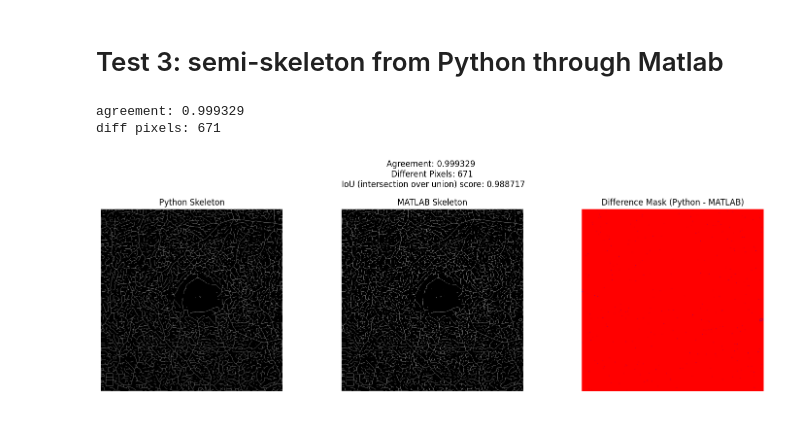
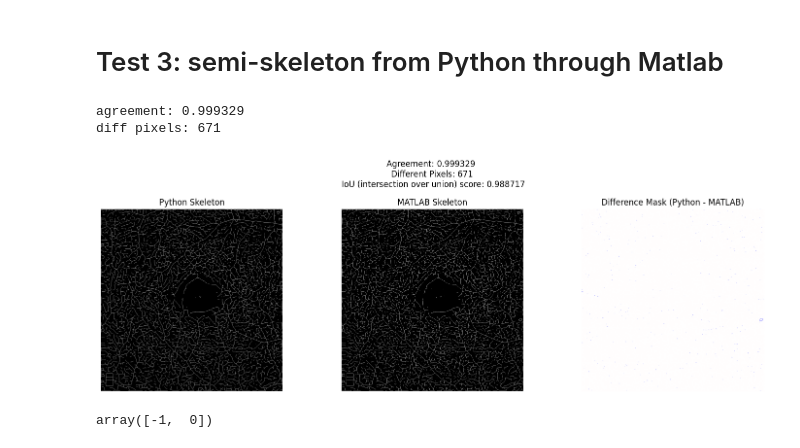
Before and after one commit to Open-Research-Tools-for-Ophthalmology/octava, a Jupyter notebook: code/Skeletonization/testing_binarized_img_skel.ipynb, the cells around one changed output. Cells and saved outputs as stored; diff of their text form; code cells hidden in the pictures.

```diff
--- a/code/Skeletonization/testing_binarized_img_skel.ipynb
+++ b/code/Skeletonization/testing_binarized_img_skel.ipynb
@@ -73,3 +73,7 @@ Time in cleaning loop: 226.48111176490784
+# %%
+# load matlab skeleton
+mat_skel = sio.loadmat('/Users/mutrera/Documents/Uchicago College/Uchicago 2024 - 2025/Summer/Octava/octava/code/Skeletonization/matlab_skels/mat_skel_full.mat')
+mat_skel = mat_skel['skel2']
 # %%
 # plotting differences
 fig, axes = plt.subplots(1, 3, figsize=(15, 5))
@@ -118,30 +122,34 @@ mat_skel = mat_skel['sk2']
 # %%
 # plotting differences
 fig, axes = plt.subplots(1, 3, figsize=(15, 5))
 
 axes[0].imshow(py_skel, cmap='gray')
 axes[0].set_title("Python Skeleton")
 axes[0].axis('off')
 
 axes[1].imshow(mat_skel, cmap='gray')
 axes[1].set_title("MATLAB Skeleton")
 axes[1].axis('off')
 
 difference_mask = py_skel.astype(int) - mat_skel.astype(int)
-axes[2].imshow(difference_mask, cmap='bwr')  # blue=matlab-only, red=python-only
+axes[2].imshow(difference_mask, cmap='bwr', vmin=-1, vmax=1)  # blue=matlab-only, red=python-only
 axes[2].set_title("Difference Mask (Python - MATLAB)")
 axes[2].axis('off')
 
 tol = 1e-5
 float_close = np.isclose(py_skel, mat_skel, atol=tol)
 float_agreement = float_close.mean()
 print(f"agreement: {float_agreement:.6f}")
 print("diff pixels:", np.sum(~float_close))
 
 plt.suptitle(f"Agreement: {float_agreement:.6f} \n Different Pixels: {np.sum(~float_close)} \n IoU (intersection over union) score: {iou_skeletons(py_skel, mat_skel):.6f}\n")
 plt.tight_layout()
 plt.show()
 # %% [output]
 agreement: 0.999329
 diff pixels: 671
-[figure, old version]
+[figure, new version]
+# %%
+np.unique(difference_mask)
+# %% [output]
+array([-1,  0])
```
Also changed, not shown: parts of 2 cells of this notebook, 3 other files.
